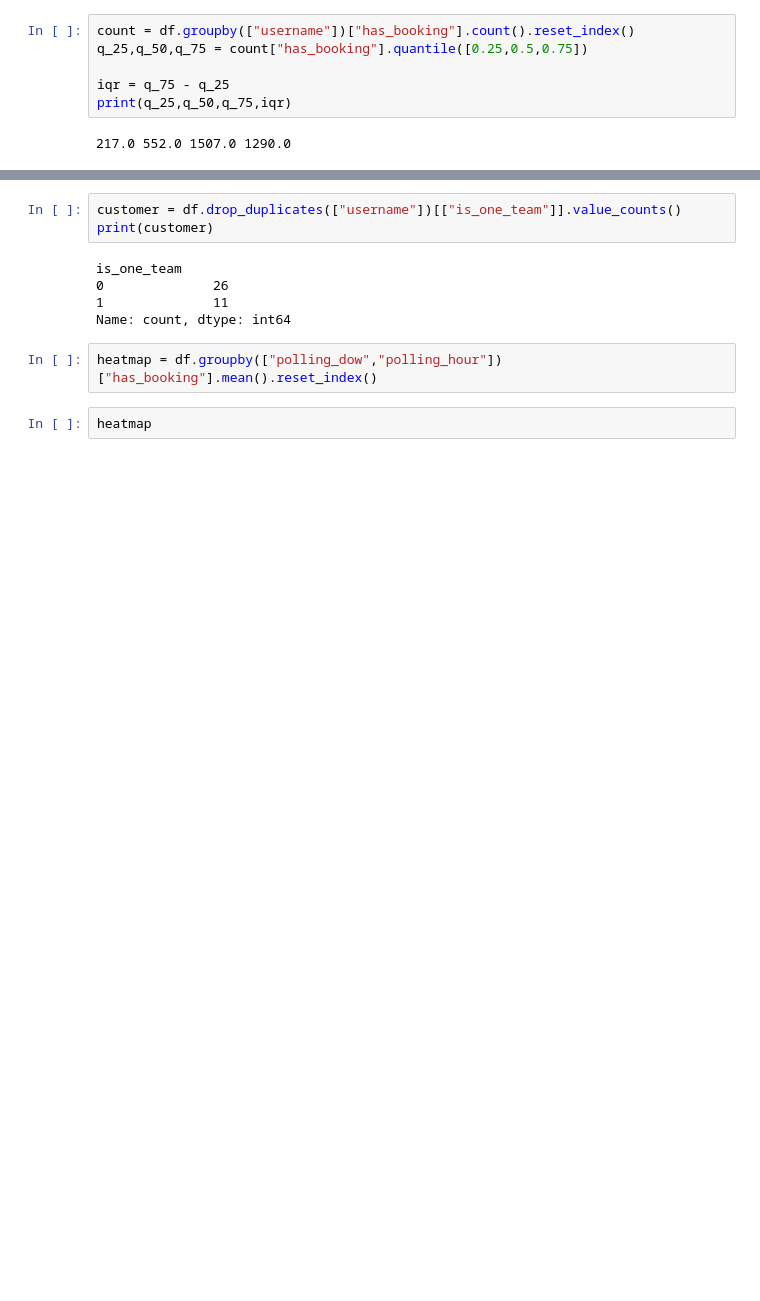
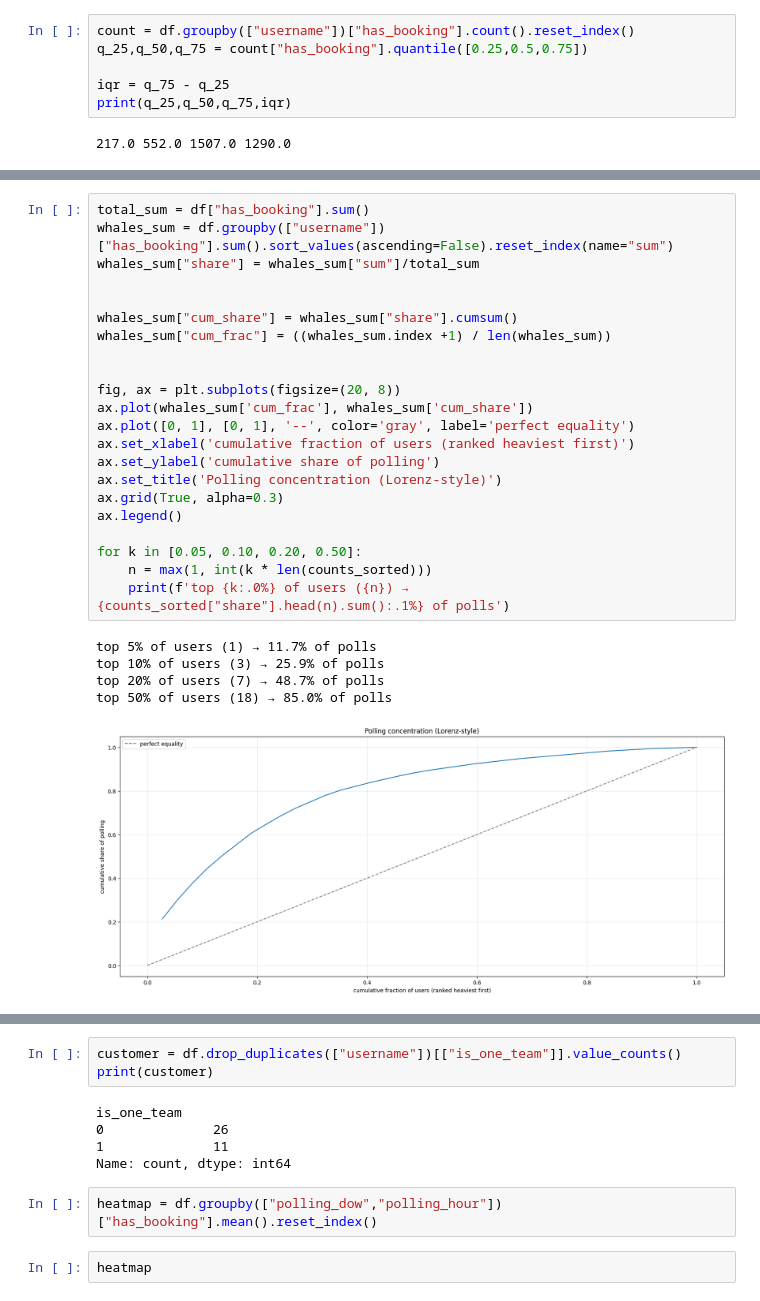
Before and after one commit to jun000111/cdc_ml, a Jupyter notebook: notebooks/0.02-eda-polling.ipynb, the cells around one changed output, grey strips where cells are left out. Saved outputs shown, nothing was run; the diff lists cells and outputs as text; blank space fills up the shorter version.

```diff
--- a/notebooks/0.02-eda-polling.ipynb
+++ b/notebooks/0.02-eda-polling.ipynb
@@ -361,0 +404,28 @@ Gini: 0.497
+# %%
+total_sum = df["has_booking"].sum()
+whales_sum = df.groupby(["username"])["has_booking"].sum().sort_values(ascending=False).reset_index(name="sum")
+whales_sum["share"] = whales_sum["sum"]/total_sum
+
+
+whales_sum["cum_share"] = whales_sum["share"].cumsum()
+whales_sum["cum_frac"] = ((whales_sum.index +1) / len(whales_sum))
+
+
+fig, ax = plt.subplots(figsize=(20, 8))
+ax.plot(whales_sum['cum_frac'], whales_sum['cum_share'])
+ax.plot([0, 1], [0, 1], '--', color='gray', label='perfect equality')
+ax.set_xlabel('cumulative fraction of users (ranked heaviest first)')
+ax.set_ylabel('cumulative share of polling')
+ax.set_title('Polling concentration (Lorenz-style)')
+ax.grid(True, alpha=0.3)
+ax.legend()
+
+for k in [0.05, 0.10, 0.20, 0.50]:
+    n = max(1, int(k * len(counts_sorted)))
+    print(f'top {k:.0%} of users ({n}) → {counts_sorted["share"].head(n).sum():.1%} of polls')
+# %% [output]
+top 5% of users (1) → 11.7% of polls
+top 10% of users (3) → 25.9% of polls
+top 20% of users (7) → 48.7% of polls
+top 50% of users (18) → 85.0% of polls
+[figure, added]
```
Also changed, not shown: parts of 39 cells of this notebook, 3 other files.
